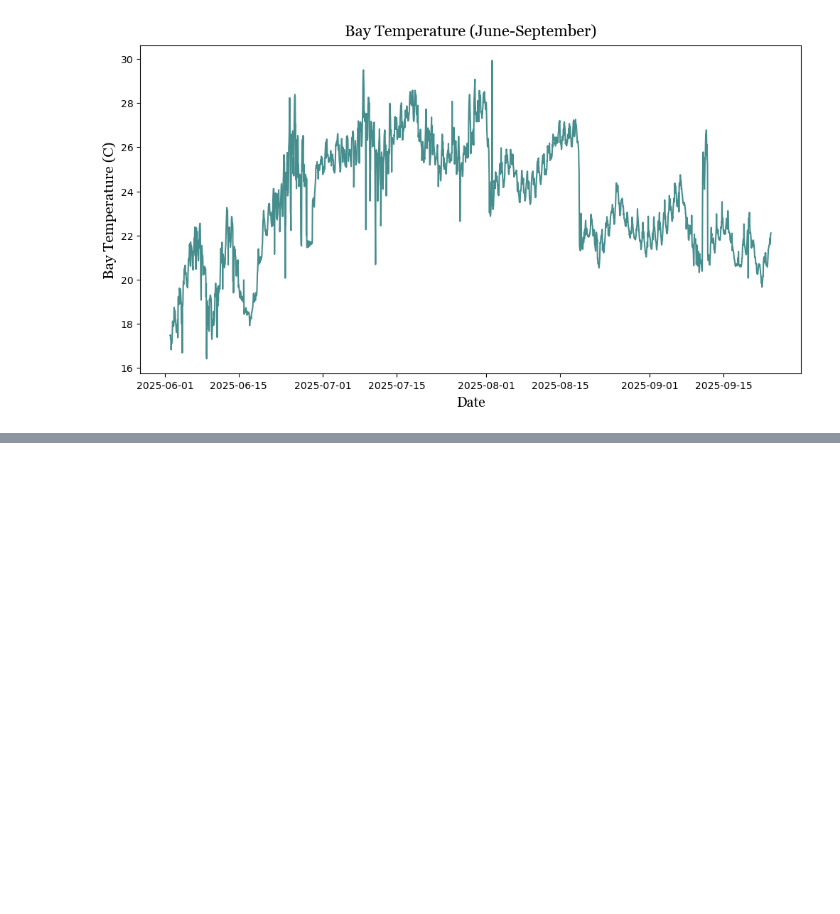
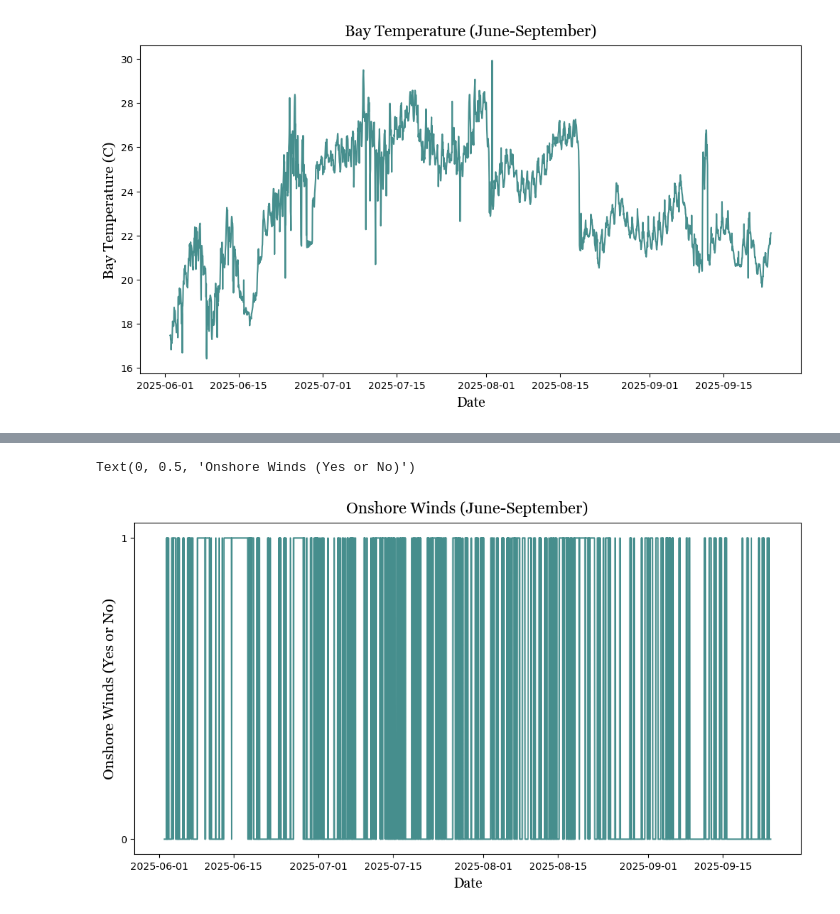
Before and after one commit to Krupamc/Research-2026-LSTM, a Jupyter notebook: graphs/graphs.ipynb, the cells around one changed output, grey strips where cells are left out. Cells and saved outputs as stored; diff of their text form; code cells hidden in the pictures; blank space fills up the shorter version.

```diff
--- a/graphs/graphs.ipynb
+++ b/graphs/graphs.ipynb
@@ -168,0 +201,12 @@ plt.ylabel('Bay Salinity', **myfont, fontsize=15)
+# %%
+#Plot 13 - Onshore
+
+plt.figure(figsize=(12,6))
+plt.plot(data['Date'], data['Onshore'], label='Onshore Winds', color='#468e8d')
+plt.title("Onshore Winds (June-September)", **myfont, pad=10, fontsize=16)
+plt.xlabel('Date', labelpad=5, **myfont, fontsize=14)
+plt.yticks([0, 1])
+plt.ylabel('Onshore Winds (Yes or No)', **myfont, fontsize=15)
+# %% [output]
+Text(0, 0.5, 'Onshore Winds (Yes or No)')
+[figure, added]
```
Also changed, not shown: parts of 14 cells of this notebook, 3 other files.
